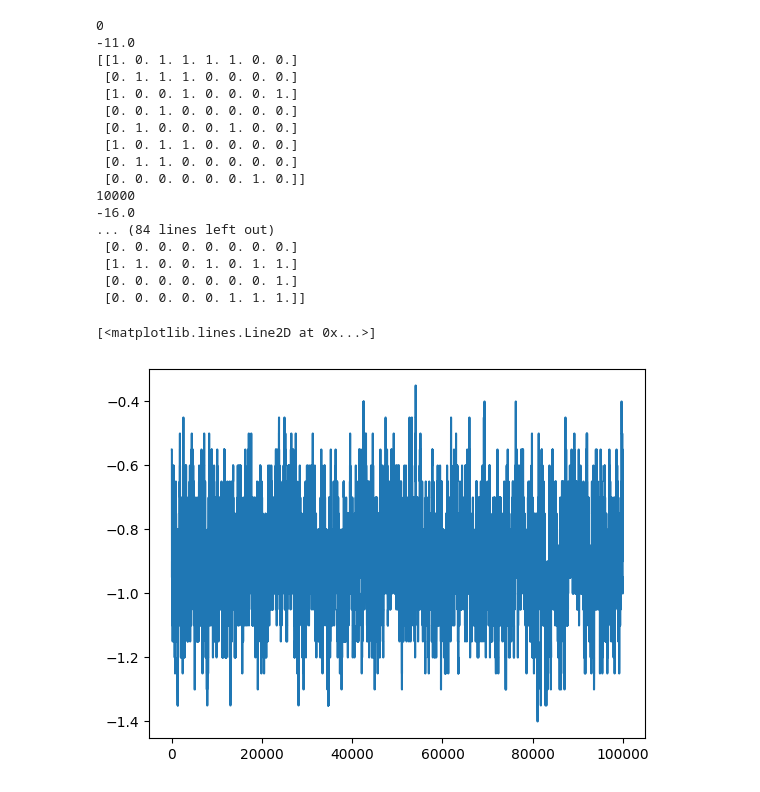
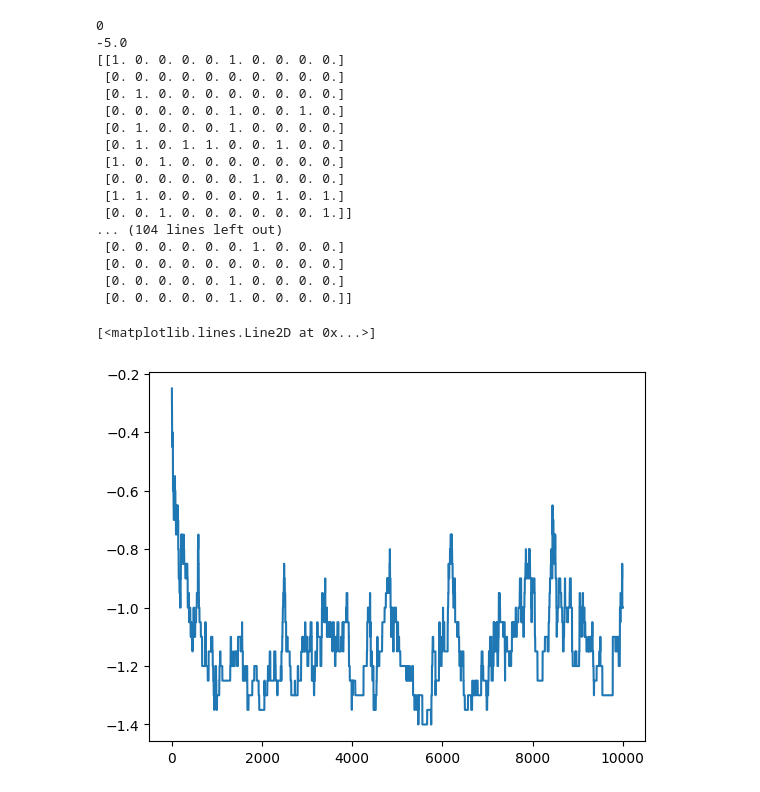
Before and after one commit to erjank/563-a1, a Jupyter notebook: lattice_mc.ipynb, the cells around one changed output. Cells and saved outputs as stored; diff of their text form; code cells hidden in the pictures.

```diff
--- a/lattice_mc.ipynb
+++ b/lattice_mc.ipynb
@@ -74,7 +74,7 @@ class simulation():
     for i in range(steps):
       self.trial_move()
       self.energies[i] = self.grid.E/N
-      if i%10000 == 0:
+      if i%1000 == 0:
         print(i)
         print(self.grid.E)
         print(self.grid)
@@ -97,25 +97,25 @@ class simulation():
         self.rejected += 1
 # %%
 import matplotlib.pyplot as plt
-s = simulation(N=20,L=8,T=0.9,steps=100000, seed = 3)
+s = simulation(N=20,L=10,T=0.5,steps=10000, seed = 3)
 plt.plot(s.energies)
 # %% [output]
 0
--11.0
-[[1. 0. 1. 1. 1. 1. 0. 0.]
- [0. 1. 1. 1. 0. 0. 0. 0.]
- [1. 0. 0. 1. 0. 0. 0. 1.]
- [0. 0. 1. 0. 0. 0. 0. 0.]
- [0. 1. 0. 0. 0. 1. 0. 0.]
- [1. 0. 1. 1. 0. 0. 0. 0.]
- [0. 1. 1. 0. 0. 0. 0. 0.]
- [0. 0. 0. 0. 0. 0. 1. 0.]]
-10000
--16.0
-... (84 lines left out)
- [0. 0. 0. 0. 0. 0. 0. 0.]
- [1. 1. 0. 0. 1. 0. 1. 1.]
- [0. 0. 0. 0. 0. 0. 0. 1.]
- [0. 0. 0. 0. 0. 1. 1. 1.]]
+-5.0
+[[1. 0. 0. 0. 0. 1. 0. 0. 0. 0.]
+ [0. 0. 0. 0. 0. 0. 0. 0. 0. 0.]
+ [0. 1. 0. 0. 0. 0. 0. 0. 0. 0.]
+ [0. 0. 0. 0. 0. 1. 0. 0. 1. 0.]
+ [0. 1. 0. 0. 0. 1. 0. 0. 0. 0.]
+ [0. 1. 0. 1. 1. 0. 0. 1. 0. 0.]
+ [1. 0. 1. 0. 0. 0. 0. 0. 0. 0.]
+ [0. 0. 0. 0. 0. 0. 1. 0. 0. 0.]
+ [1. 1. 0. 0. 0. 0. 0. 1. 0. 1.]
+ [0. 0. 1. 0. 0. 0. 0. 0. 0. 1.]]
+... (104 lines left out)
+ [0. 0. 0. 0. 0. 0. 1. 0. 0. 0.]
+ [0. 0. 0. 0. 0. 0. 0. 0. 0. 0.]
+ [0. 0. 0. 0. 0. 1. 0. 0. 0. 0.]
+ [0. 0. 0. 0. 0. 1. 0. 0. 0. 0.]]
 [<matplotlib.lines.Line2D at 0x...>]
-[figure, old version]
+[figure, new version]
```
